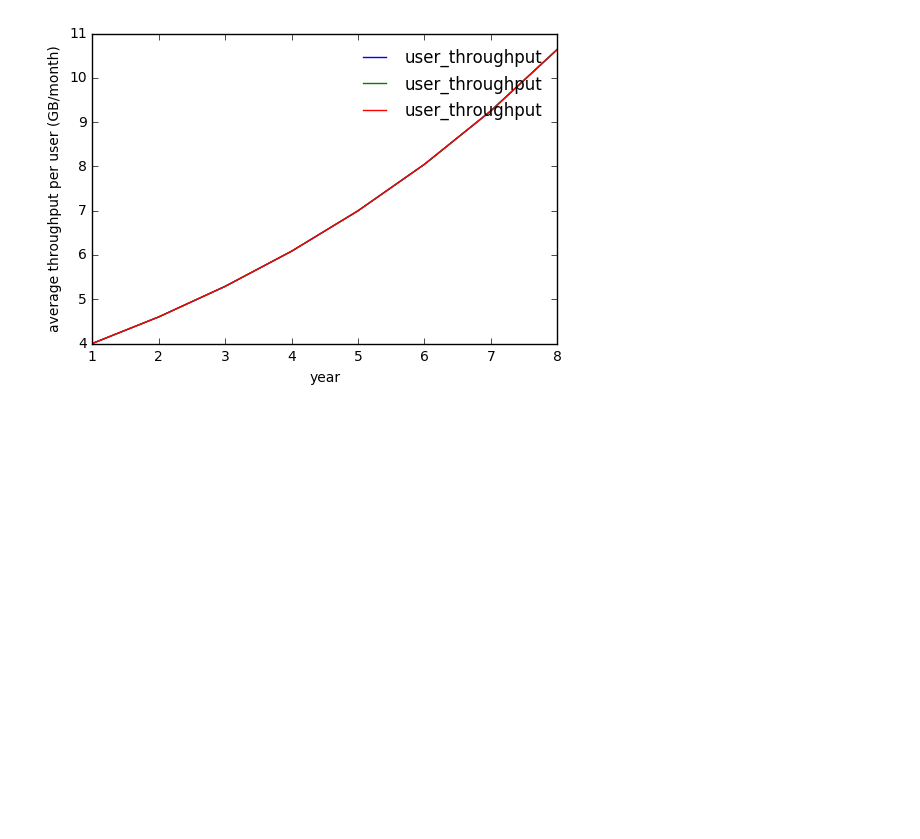
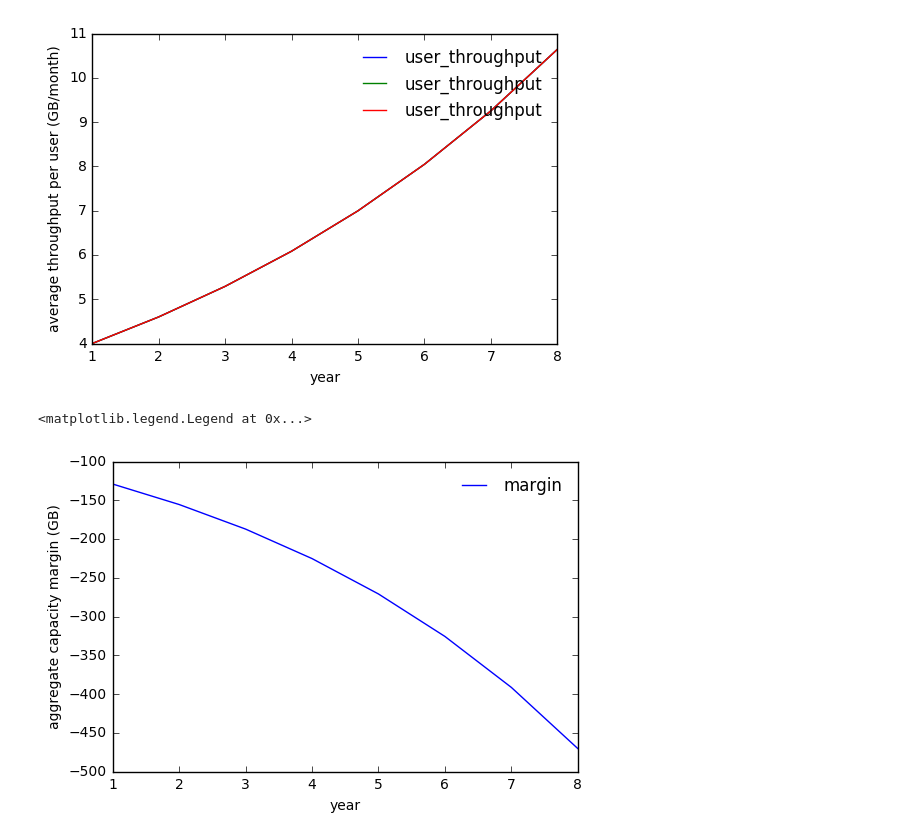
Before and after one commit to ashutoshj14/digital_comms, a Jupyter notebook: digital_comms/mobile_model2.ipynb, the cells around one changed output. Saved outputs shown, nothing was run; the diff lists cells and outputs as text; code cells hidden in the pictures; blank space fills up the shorter version.

Commit message:
Add_additional_graphics_inc_cumsum

```diff
--- a/digital_comms/mobile_model2.ipynb
+++ b/digital_comms/mobile_model2.ipynb
@@ -278,3 +281,12 @@ plt.legend(framealpha=0, frameon=False)
 # %% [output]
 <matplotlib.legend.Legend at 0x...>
 [figure]
+# %%
+#aggregate demand
+plt.plot(cap_margin.year,cap_margin.margin)
+plt.xlabel('year')
+plt.ylabel('aggregate capacity margin (GB)')
+plt.legend(framealpha=0, frameon=False)
+# %% [output]
+<matplotlib.legend.Legend at 0x...>
+[figure, added]
```
Also changed, not shown: parts of 7 cells of this notebook.
